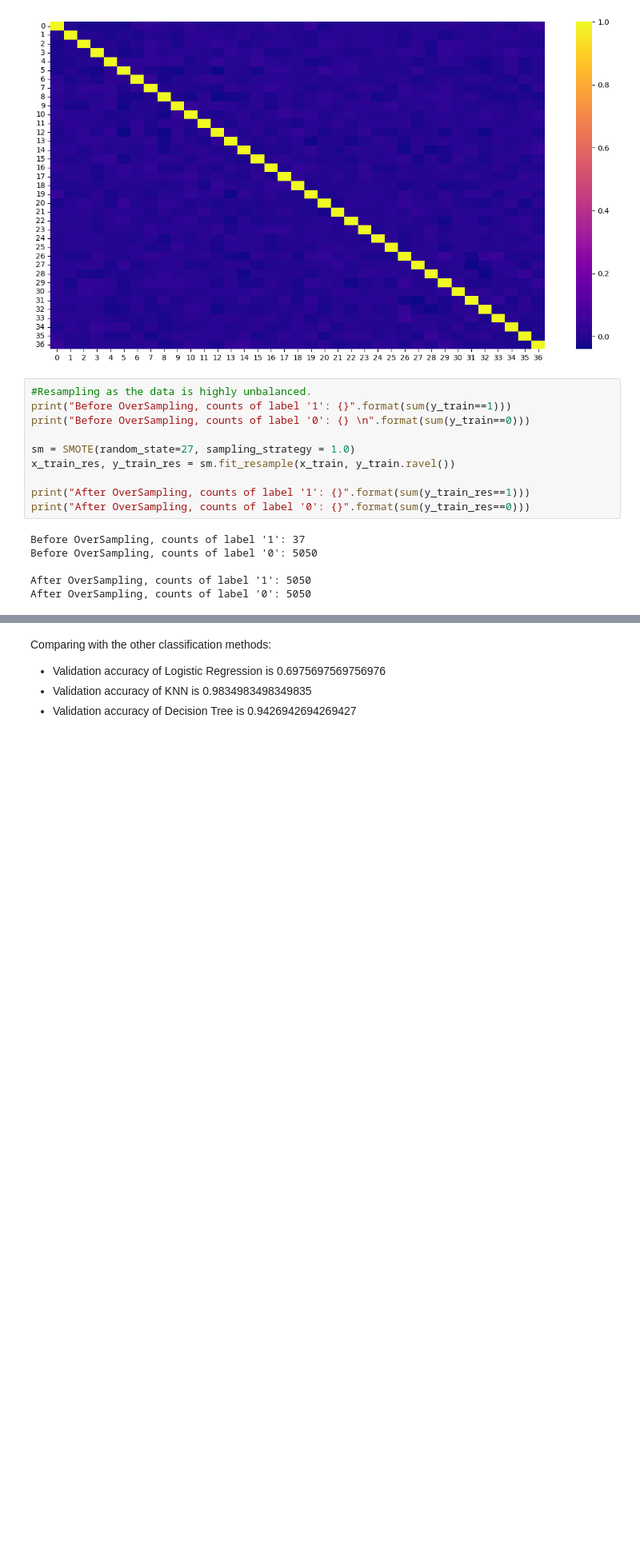
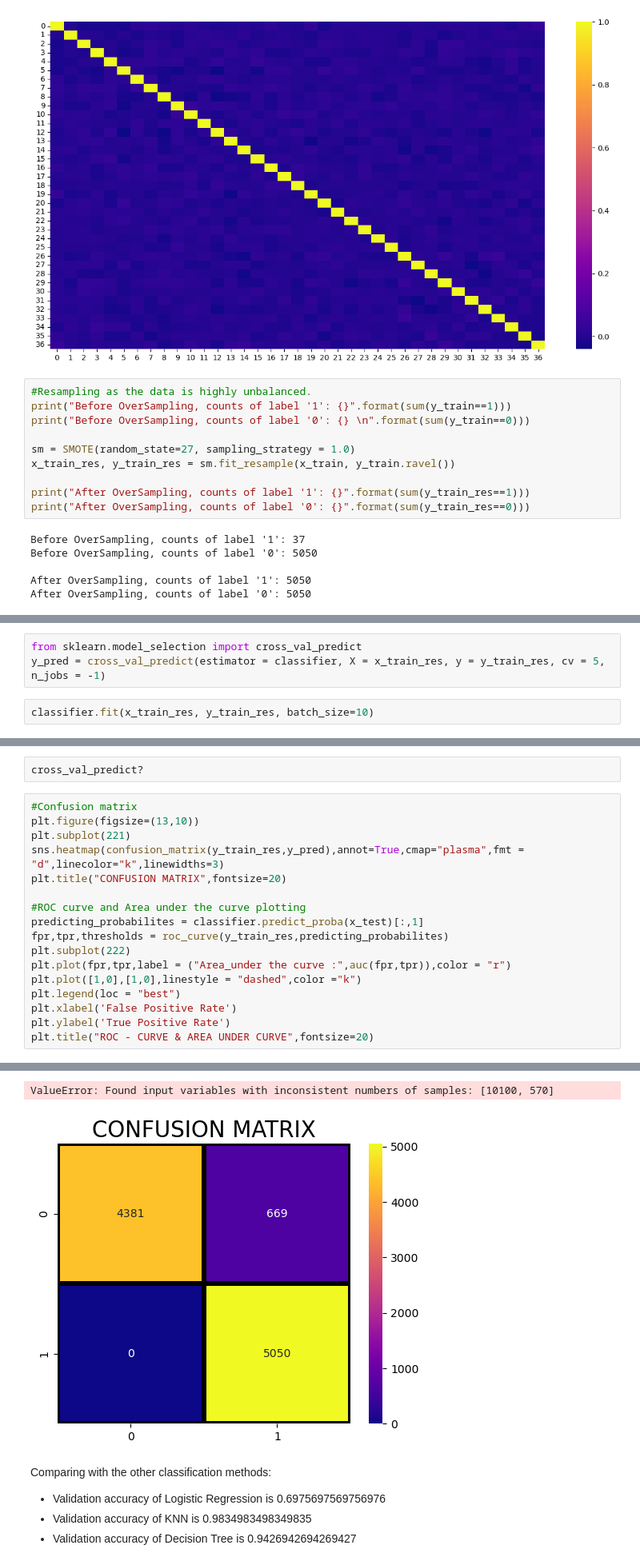
Before and after one commit to MIBRivera/EXOPLANETS_ML, a Jupyter notebook: Exoplanet_ANN_edited.ipynb, the cells around one changed output, grey strips where cells are left out. Shown at 80% size. Cells and saved outputs as stored; diff of their text form; blank space fills up the shorter version.

```diff
--- a/Exoplanet_ANN_edited.ipynb
+++ b/Exoplanet_ANN_edited.ipynb
@@ -210,0 +223,5 @@ Accuracy variance: 0.08243049228568361
+# %%
+from sklearn.model_selection import cross_val_predict
+y_pred = cross_val_predict(estimator = classifier, X = x_train_res, y = y_train_res, cv = 5, n_jobs = -1)
+# %%
+classifier.fit(x_train_res, y_train_res, batch_size=10)
@@ -210,0 +264,20 @@ Accuracy variance: 0.08243049228568361
+# %%
+cross_val_predict?
+# %%
+#Confusion matrix
+plt.figure(figsize=(13,10))
+plt.subplot(221)
+sns.heatmap(confusion_matrix(y_train_res,y_pred),annot=True,cmap="plasma",fmt = "d",linecolor="k",linewidths=3)
+plt.title("CONFUSION MATRIX",fontsize=20)
+
+#ROC curve and Area under the curve plotting
+predicting_probabilites = classifier.predict_proba(x_test)[:,1]
+fpr,tpr,thresholds = roc_curve(y_train_res,predicting_probabilites)
+plt.subplot(222)
+plt.plot(fpr,tpr,label = ("Area_under the curve :",auc(fpr,tpr)),color = "r")
+plt.plot([1,0],[1,0],linestyle = "dashed",color ="k")
+plt.legend(loc = "best")
+plt.xlabel('False Positive Rate')
+plt.ylabel('True Positive Rate')
+plt.title("ROC - CURVE & AREA UNDER CURVE",fontsize=20)
+# %% [output]
@@ -211,3 +285,5 @@ Accuracy variance: 0.08243049228568361
+ValueError: Found input variables with inconsistent numbers of samples: [10100, 570]
+[figure, added]
 # %% [markdown]
 Comparing with the other classification methods:
 
```
Also changed, not shown: parts of 6 cells of this notebook.
